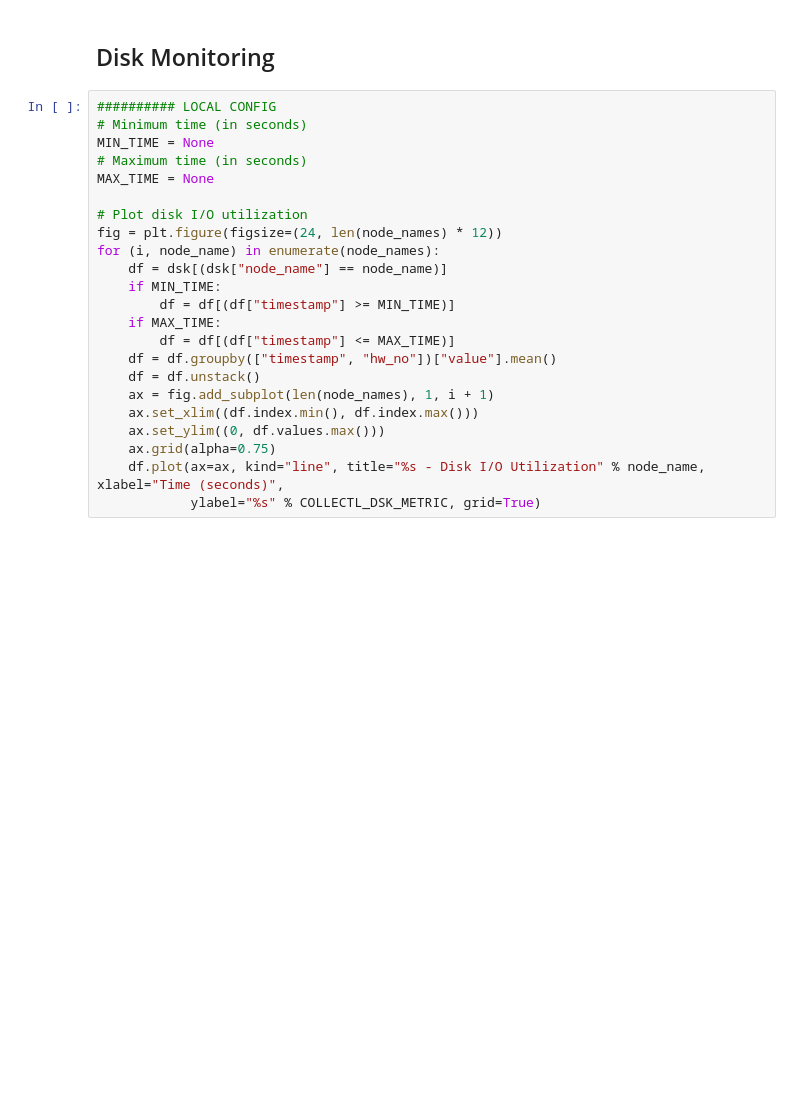
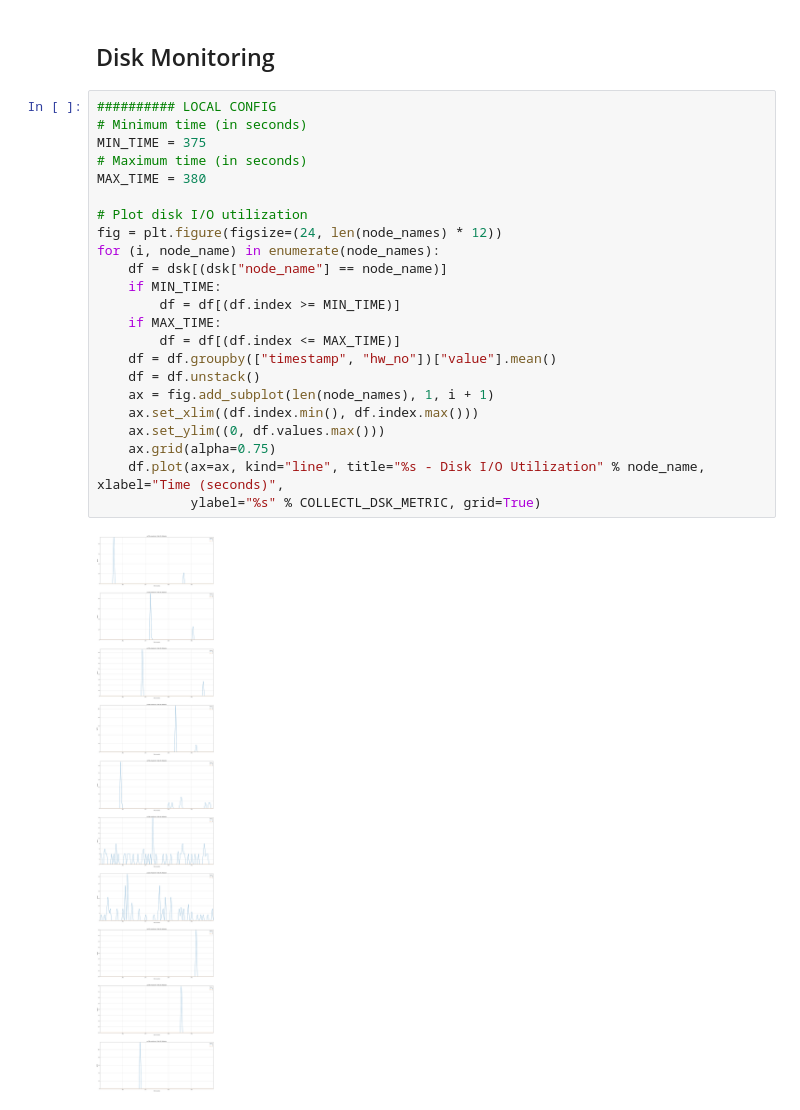
Before and after one commit to unkemptArc99/BuzzBlogBenchmark-1, a Jupyter notebook: analysis/notebooks/CollectlLogAnalysis.ipynb, the cells around one changed output. Saved outputs shown, nothing was run; the diff lists cells and outputs as text; blank space fills up the shorter version.

```diff
--- a/analysis/notebooks/CollectlLogAnalysis.ipynb
+++ b/analysis/notebooks/CollectlLogAnalysis.ipynb
@@ -147,23 +172,25 @@ for (i, node_name) in enumerate(node_names):
 # %%
 ########## LOCAL CONFIG
 # Minimum time (in seconds)
-MIN_TIME = None
+MIN_TIME = 375
 # Maximum time (in seconds)
-MAX_TIME = None
+MAX_TIME = 380
 
 # Plot disk I/O utilization
 fig = plt.figure(figsize=(24, len(node_names) * 12))
 for (i, node_name) in enumerate(node_names):
     df = dsk[(dsk["node_name"] == node_name)]
     if MIN_TIME:
-        df = df[(df["timestamp"] >= MIN_TIME)]
+        df = df[(df.index >= MIN_TIME)]
     if MAX_TIME:
-        df = df[(df["timestamp"] <= MAX_TIME)]
+        df = df[(df.index <= MAX_TIME)]
     df = df.groupby(["timestamp", "hw_no"])["value"].mean()
     df = df.unstack()
     ax = fig.add_subplot(len(node_names), 1, i + 1)
     ax.set_xlim((df.index.min(), df.index.max()))
     ax.set_ylim((0, df.values.max()))
     ax.grid(alpha=0.75)
     df.plot(ax=ax, kind="line", title="%s - Disk I/O Utilization" % node_name, xlabel="Time (seconds)",
             ylabel="%s" % COLLECTL_DSK_METRIC, grid=True)
+# %% [output]
+[figure, added]
```
Also changed, not shown: parts of 3 cells of this notebook, 7 other files.
